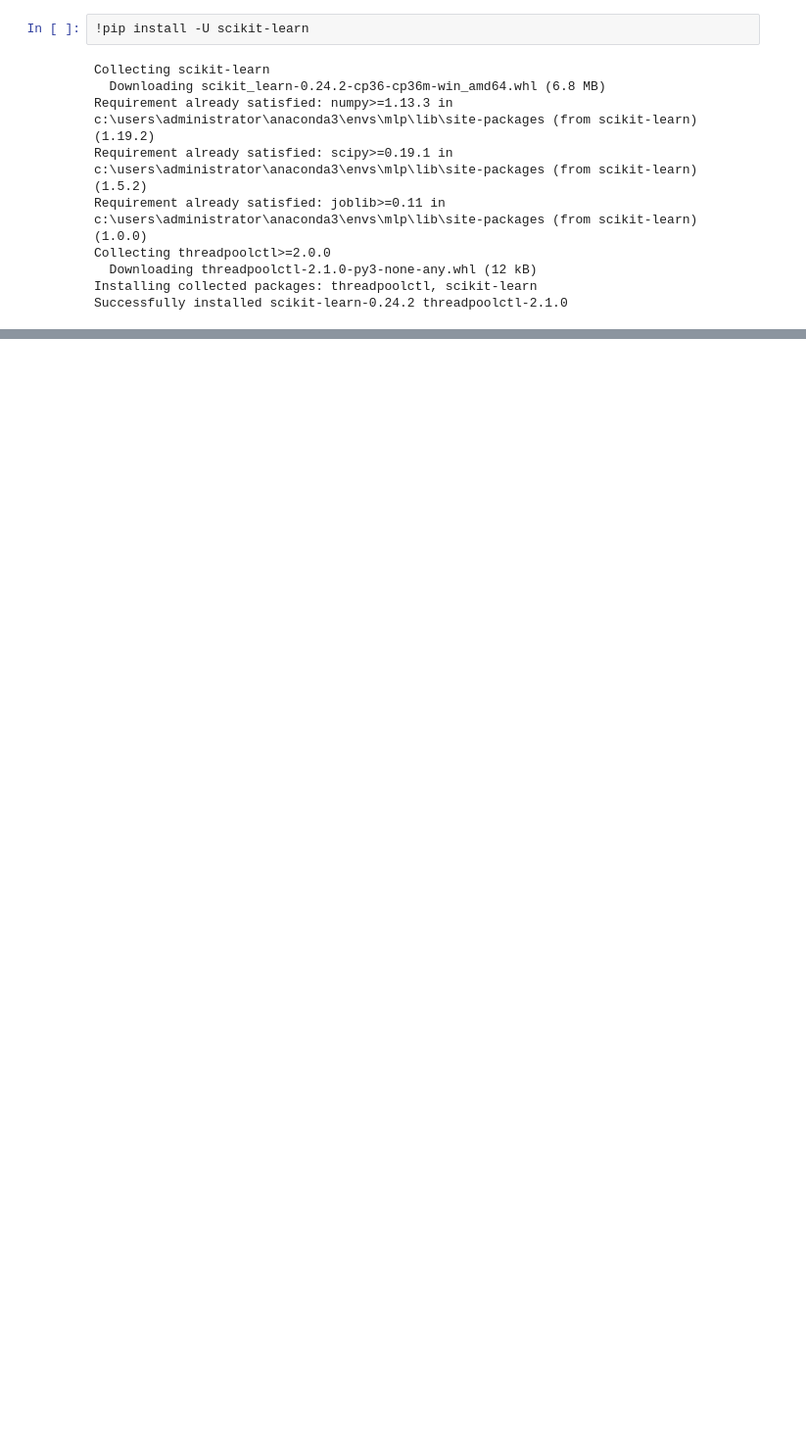
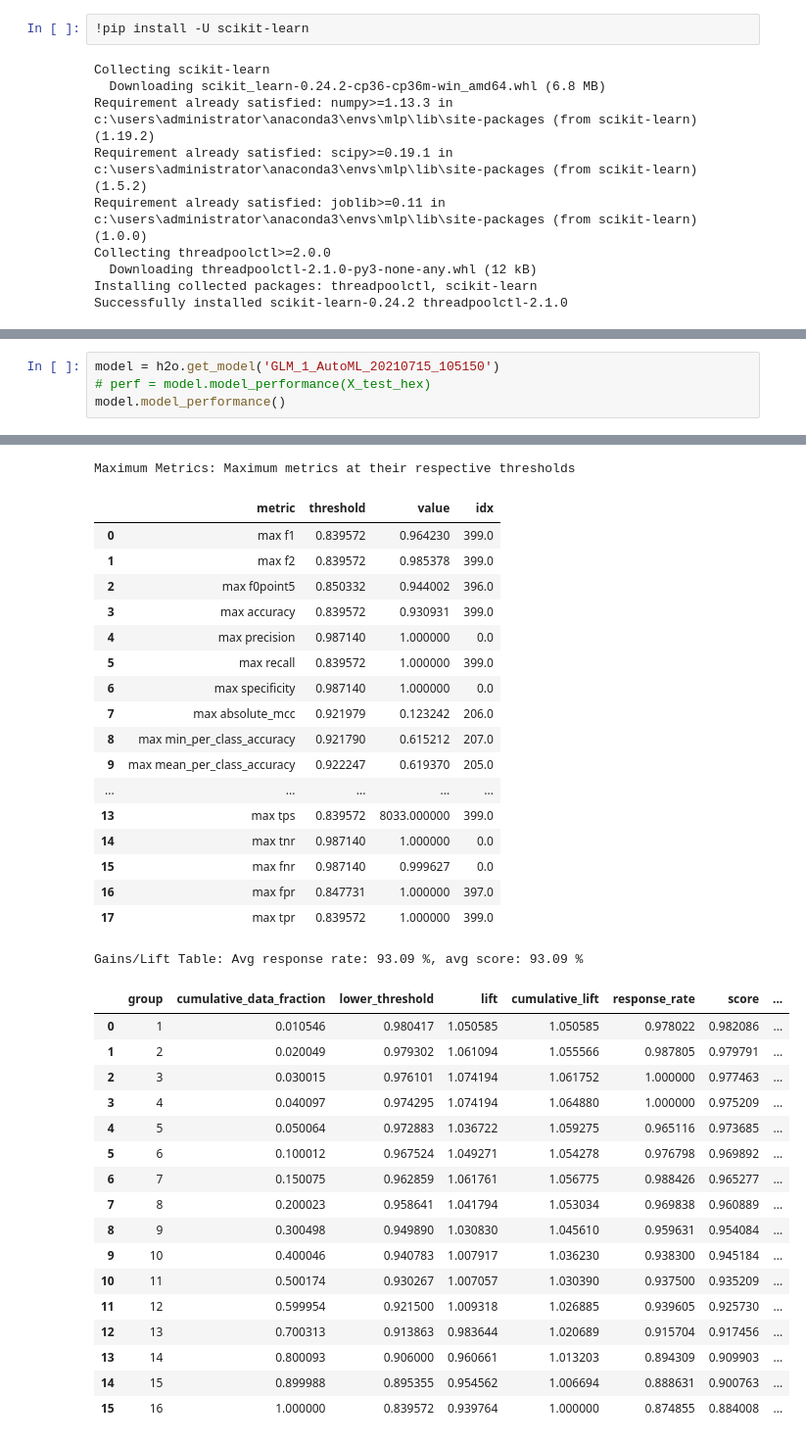
Before and after one commit to csynbiosys/dissertations-2021-info, a Jupyter notebook: yiwei_jing_quantify/H2O.ipynb, the cells around one changed output, grey strips where cells are left out. Shown at 98% size. Drawn from its saved outputs; the diff is of its cells as text; blank space fills up the shorter version.

```diff
--- a/yiwei_jing_quantify/H2O.ipynb
+++ b/yiwei_jing_quantify/H2O.ipynb
@@ -121,0 +405,5 @@ h2o.export_file(lb, os.path.join(out_path, 'aml_leaderboard.h2o'), force=True)
+# %%
+model = h2o.get_model('GLM_1_AutoML_20210715_105150')
+# perf = model.model_performance(X_test_hex)
+model.model_performance()
+# %% [output]
@@ -121,0 +432,36 @@ h2o.export_file(lb, os.path.join(out_path, 'aml_leaderboard.h2o'), force=True)
+Maximum Metrics: Maximum metrics at their respective thresholds
+|  | metric | threshold | value | idx |
+| 0 | max f1 | 0.839572 | 0.964230 | 399.0 |
+| 1 | max f2 | 0.839572 | 0.985378 | 399.0 |
+| 2 | max f0point5 | 0.850332 | 0.944002 | 396.0 |
+| 3 | max accuracy | 0.839572 | 0.930931 | 399.0 |
+| 4 | max precision | 0.987140 | 1.000000 | 0.0 |
+| 5 | max recall | 0.839572 | 1.000000 | 399.0 |
+| 6 | max specificity | 0.987140 | 1.000000 | 0.0 |
+| 7 | max absolute_mcc | 0.921979 | 0.123242 | 206.0 |
+| 8 | max min_per_class_accuracy | 0.921790 | 0.615212 | 207.0 |
+| 9 | max mean_per_class_accuracy | 0.922247 | 0.619370 | 205.0 |
+| ... | ... | ... | ... | ... |
+| 13 | max tps | 0.839572 | 8033.000000 | 399.0 |
+| 14 | max tnr | 0.987140 | 1.000000 | 0.0 |
+| 15 | max fnr | 0.987140 | 0.999627 | 0.0 |
+| 16 | max fpr | 0.847731 | 1.000000 | 397.0 |
+| 17 | max tpr | 0.839572 | 1.000000 | 399.0 |
+Gains/Lift Table: Avg response rate: 93.09 %, avg score: 93.09 %
+|  | group | cumulative_data_fraction | lower_threshold | lift | cumulative_lift | response_rate | score | ... |
+| 0 | 1 | 0.010546 | 0.980417 | 1.050585 | 1.050585 | 0.978022 | 0.982086 | ... |
+| 1 | 2 | 0.020049 | 0.979302 | 1.061094 | 1.055566 | 0.987805 | 0.979791 | ... |
+| 2 | 3 | 0.030015 | 0.976101 | 1.074194 | 1.061752 | 1.000000 | 0.977463 | ... |
+| 3 | 4 | 0.040097 | 0.974295 | 1.074194 | 1.064880 | 1.000000 | 0.975209 | ... |
+| 4 | 5 | 0.050064 | 0.972883 | 1.036722 | 1.059275 | 0.965116 | 0.973685 | ... |
+| 5 | 6 | 0.100012 | 0.967524 | 1.049271 | 1.054278 | 0.976798 | 0.969892 | ... |
+| 6 | 7 | 0.150075 | 0.962859 | 1.061761 | 1.056775 | 0.988426 | 0.965277 | ... |
+| 7 | 8 | 0.200023 | 0.958641 | 1.041794 | 1.053034 | 0.969838 | 0.960889 | ... |
+| 8 | 9 | 0.300498 | 0.949890 | 1.030830 | 1.045610 | 0.959631 | 0.954084 | ... |
+| 9 | 10 | 0.400046 | 0.940783 | 1.007917 | 1.036230 | 0.938300 | 0.945184 | ... |
+| 10 | 11 | 0.500174 | 0.930267 | 1.007057 | 1.030390 | 0.937500 | 0.935209 | ... |
+| 11 | 12 | 0.599954 | 0.921500 | 1.009318 | 1.026885 | 0.939605 | 0.925730 | ... |
+| 12 | 13 | 0.700313 | 0.913863 | 0.983644 | 1.020689 | 0.915704 | 0.917456 | ... |
+| 13 | 14 | 0.800093 | 0.906000 | 0.960661 | 1.013203 | 0.894309 | 0.909903 | ... |
+| 14 | 15 | 0.899988 | 0.895355 | 0.954562 | 1.006694 | 0.888631 | 0.900763 | ... |
+| 15 | 16 | 1.000000 | 0.839572 | 0.939764 | 1.000000 | 0.874855 | 0.884008 | ... |
```
Also changed, not shown: parts of 18 cells of this notebook, 8 other files.
